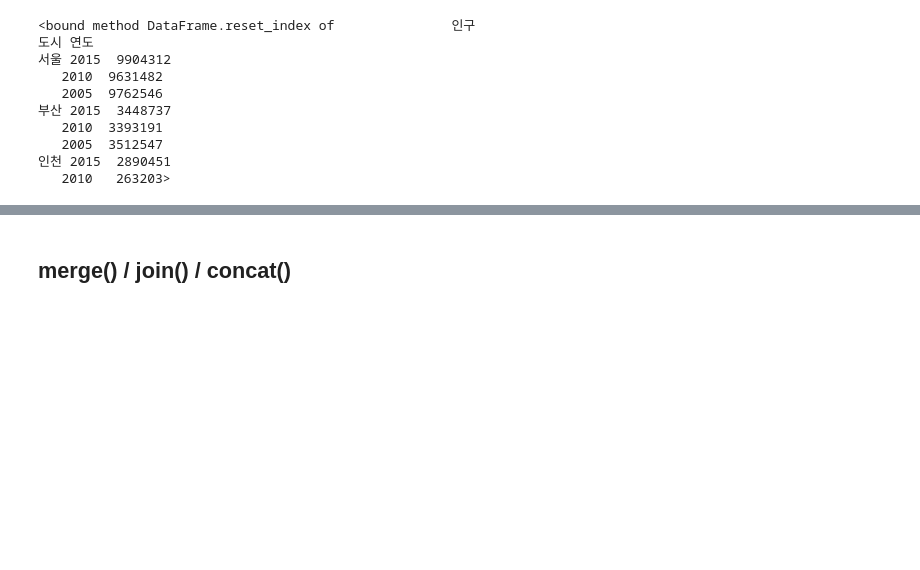
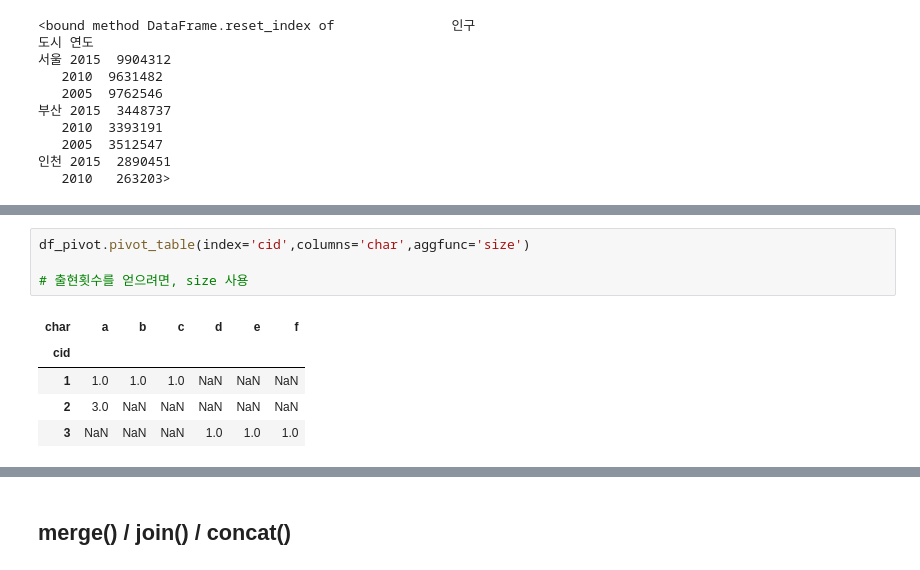
Before and after one commit to smjune/ipynb, a Jupyter notebook: dsschool/dsschool.ipynb, the cells around one changed output, grey strips where cells are left out. Saved outputs shown, nothing was run; the diff lists cells and outputs as text; blank space fills up the shorter version.

```diff
--- a/dsschool/dsschool.ipynb
+++ b/dsschool/dsschool.ipynb
@@ -883,0 +938,10 @@ pdf2.reset_index
+# %%
+df_pivot.pivot_table(index='cid',columns='char',aggfunc='size')
+
+# 출현횟수를 얻으려면, size 사용
+# %% [output]
+| char | a | b | c | d | e | f |
+| cid |  |  |  |  |  |  |
+| 1 | 1.0 | 1.0 | 1.0 | NaN | NaN | NaN |
+| 2 | 3.0 | NaN | NaN | NaN | NaN | NaN |
+| 3 | NaN | NaN | NaN | 1.0 | 1.0 | 1.0 |
```
Also changed, not shown: parts of 7 cells of this notebook.
